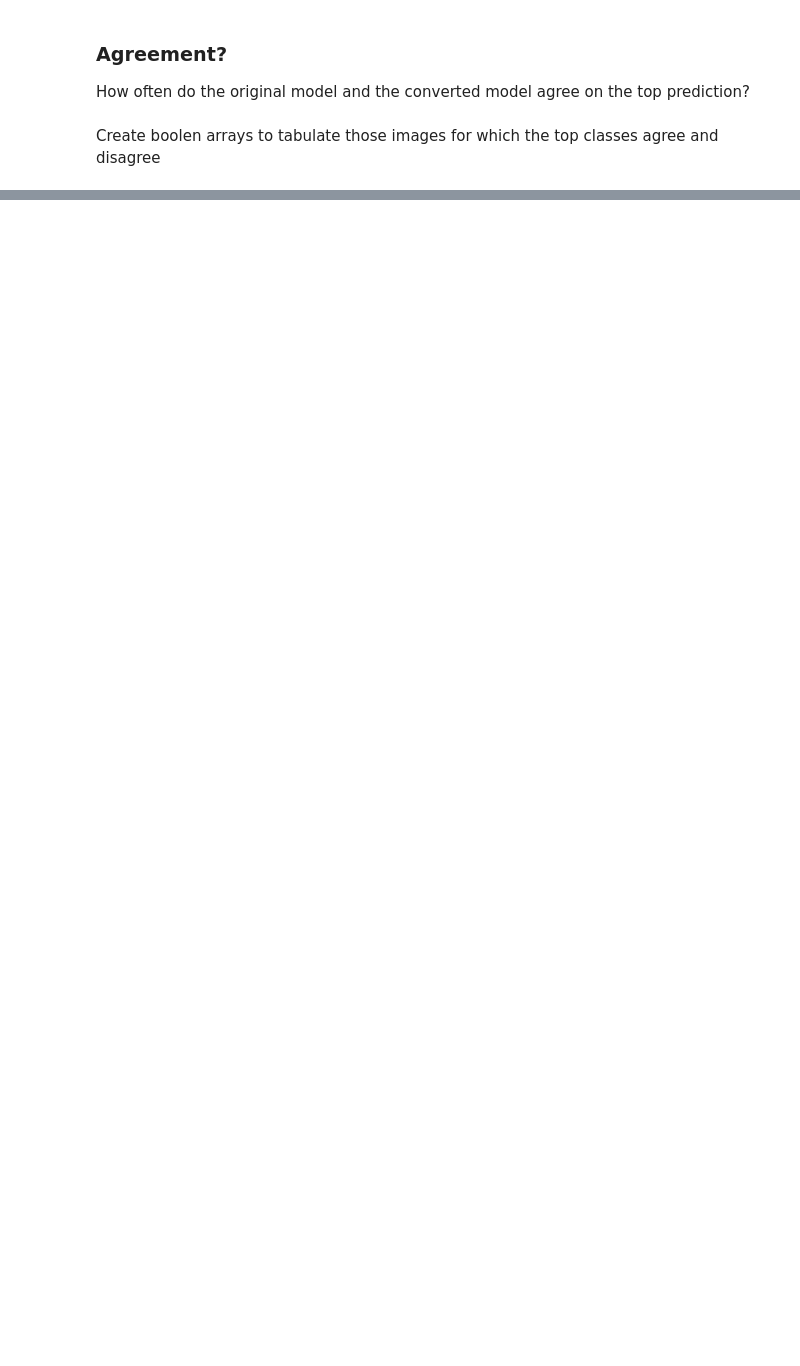
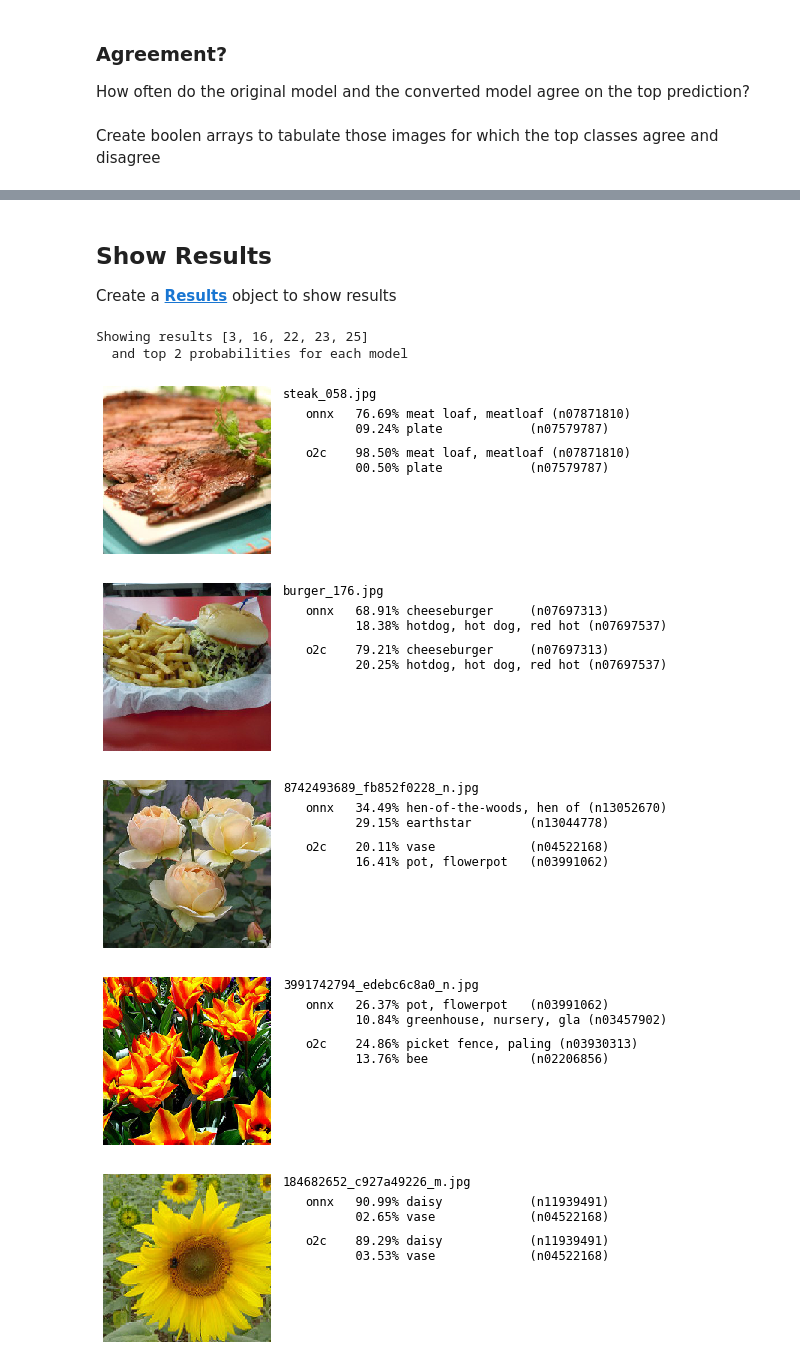
Before and after one commit to mcsieber/compare-resnet50, a Jupyter notebook: 30-convert-onnx-to-coreml.ipynb, the cells around one changed output, grey strips where cells are left out. Cells and saved outputs as stored; diff of their text form; code cells hidden in the pictures; blank space fills up the shorter version.

```diff
--- a/30-convert-onnx-to-coreml.ipynb
+++ b/30-convert-onnx-to-coreml.ipynb
@@ -277,3 +221,11 @@ tc = top_classes #Synonym
+# %%
+params = {
+    'onnx' : PredParams( runtime=onnx_rt, func=pred_for_onnx, labels=inet_labels, imgsize=300 ),
+    'o2c'  : PredParams( runtime=o2c,     func=pred_for_o2c,   labels=inet_labels, imgsize=224 ),
+    # additional models would go here
+}
+# %%
+models = Classifier(params, top_count=3)
 # %% [markdown]
 ### Predictions
 Make predictions on the test images using each model and save the results
@@ -368,0 +250,15 @@ Showing results [4, 6, 14, 29, 31, 33, 40, 42]
+# %% [markdown]
+## Show Results
+Create a [**Results**](https://mcsieber.github.io/pred_help.html#pred_help.Results) object to show results
+# %%
+results = Results(models);
+# %%
+results.show_random()
+# %% [output]
+Showing results [3, 16, 22, 23, 25]
+  and top 2 probabilities for each model
+[figure, added]
+[figure, added]
+[figure, added]
+[figure, added]
+[figure, added]
```
Also changed, not shown: parts of 29 cells of this notebook, 4 other files.
